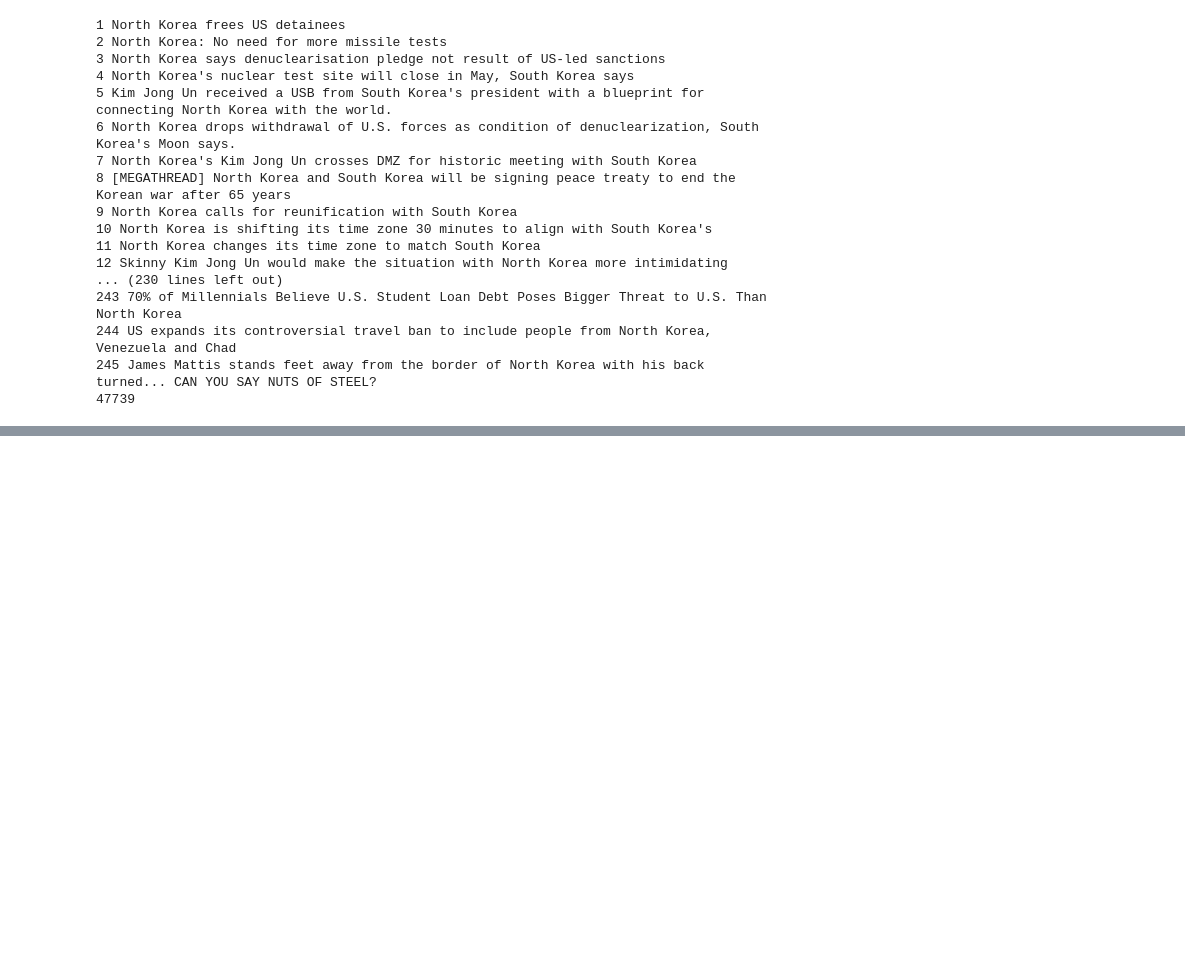
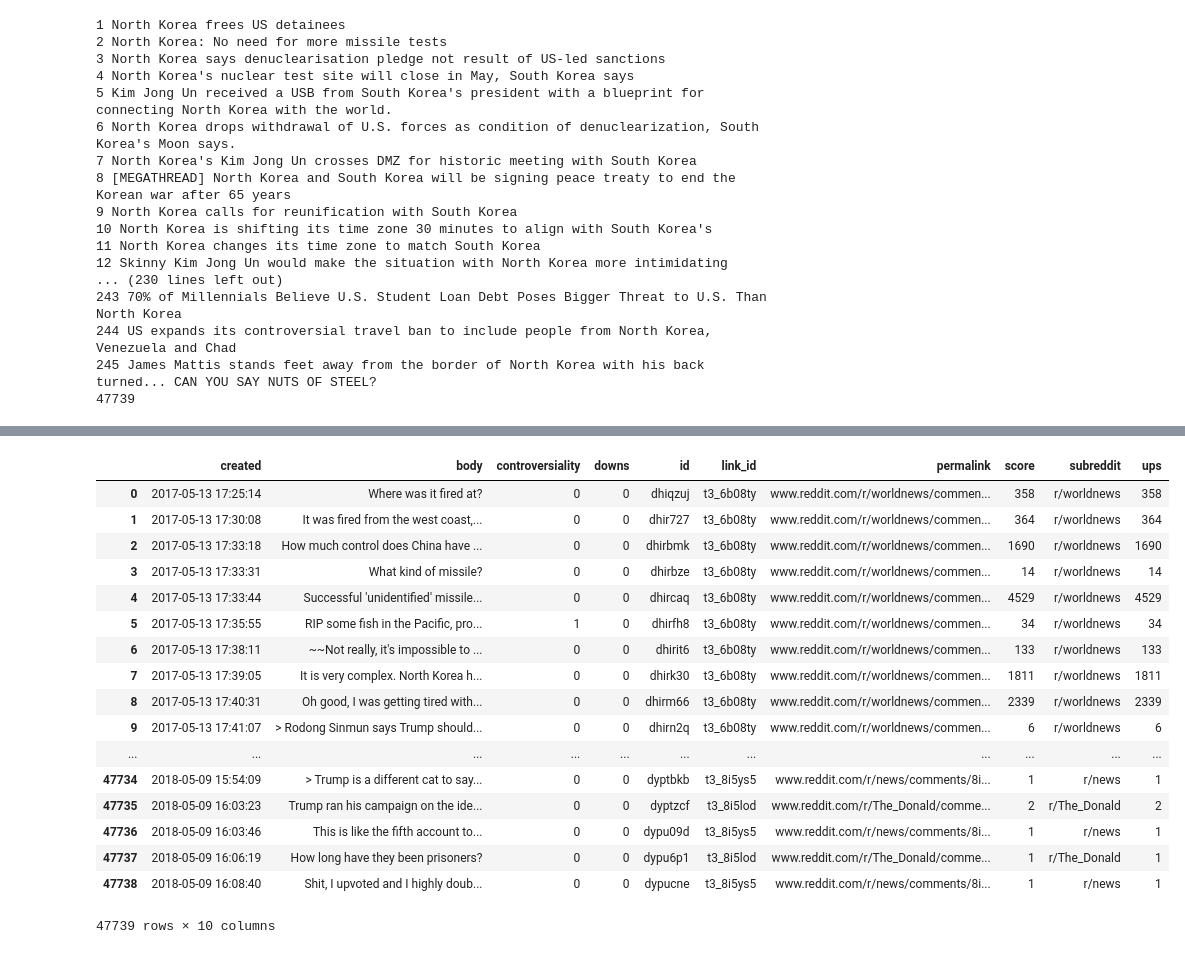
Before and after one commit to avarchy/Final15388, a Jupyter notebook: Project.ipynb, the cells around one changed output, grey strips where cells are left out. Cells and saved outputs as stored; diff of their text form; code cells hidden in the pictures; blank space fills up the shorter version.

```diff
--- a/Project.ipynb
+++ b/Project.ipynb
@@ -101 +148,25 @@ results = pd.DataFrame(submissions)
+# %%
+df = results.set_index('created')
+df = df.sort_index()
+df = df.reset_index()
+df
+# %% [output]
+|  | created | body | controversiality | downs | id | link_id | permalink | score | subreddit | ups |
+| 0 | 2017-05-13 17:25:14 | Where was it fired at? | 0 | 0 | dhiqzuj | t3_6b08ty | www.reddit.com/r/worldnews/commen... | 358 | r/worldnews | 358 |
+| 1 | 2017-05-13 17:30:08 | It was fired from the west coast,... | 0 | 0 | dhir727 | t3_6b08ty | www.reddit.com/r/worldnews/commen... | 364 | r/worldnews | 364 |
+| 2 | 2017-05-13 17:33:18 | How much control does China have ... | 0 | 0 | dhirbmk | t3_6b08ty | www.reddit.com/r/worldnews/commen... | 1690 | r/worldnews | 1690 |
+| 3 | 2017-05-13 17:33:31 | What kind of missile? | 0 | 0 | dhirbze | t3_6b08ty | www.reddit.com/r/worldnews/commen... | 14 | r/worldnews | 14 |
+| 4 | 2017-05-13 17:33:44 | Successful 'unidentified' missile... | 0 | 0 | dhircaq | t3_6b08ty | www.reddit.com/r/worldnews/commen... | 4529 | r/worldnews | 4529 |
+| 5 | 2017-05-13 17:35:55 | RIP some fish in the Pacific, pro... | 1 | 0 | dhirfh8 | t3_6b08ty | www.reddit.com/r/worldnews/commen... | 34 | r/worldnews | 34 |
+| 6 | 2017-05-13 17:38:11 | ~~Not really, it's impossible to ... | 0 | 0 | dhirit6 | t3_6b08ty | www.reddit.com/r/worldnews/commen... | 133 | r/worldnews | 133 |
+| 7 | 2017-05-13 17:39:05 | It is very complex. North Korea h... | 0 | 0 | dhirk30 | t3_6b08ty | www.reddit.com/r/worldnews/commen... | 1811 | r/worldnews | 1811 |
+| 8 | 2017-05-13 17:40:31 | Oh good, I was getting tired with... | 0 | 0 | dhirm66 | t3_6b08ty | www.reddit.com/r/worldnews/commen... | 2339 | r/worldnews | 2339 |
+| 9 | 2017-05-13 17:41:07 | > Rodong Sinmun says Trump should... | 0 | 0 | dhirn2q | t3_6b08ty | www.reddit.com/r/worldnews/commen... | 6 | r/worldnews | 6 |
+| ... | ... | ... | ... | ... | ... | ... | ... | ... | ... | ... |
+| 47734 | 2018-05-09 15:54:09 | > Trump is a different cat to say... | 0 | 0 | dyptbkb | t3_8i5ys5 | www.reddit.com/r/news/comments/8i... | 1 | r/news | 1 |
+| 47735 | 2018-05-09 16:03:23 | Trump ran his campaign on the ide... | 0 | 0 | dyptzcf | t3_8i5lod | www.reddit.com/r/The_Donald/comme... | 2 | r/The_Donald | 2 |
+| 47736 | 2018-05-09 16:03:46 | This is like the fifth account to... | 0 | 0 | dypu09d | t3_8i5ys5 | www.reddit.com/r/news/comments/8i... | 1 | r/news | 1 |
+| 47737 | 2018-05-09 16:06:19 | How long have they been prisoners? | 0 | 0 | dypu6p1 | t3_8i5lod | www.reddit.com/r/The_Donald/comme... | 1 | r/The_Donald | 1 |
+| 47738 | 2018-05-09 16:08:40 | Shit, I upvoted and I highly doub... | 0 | 0 | dypucne | t3_8i5ys5 | www.reddit.com/r/news/comments/8i... | 1 | r/news | 1 |
+47739 rows × 10 columns
 # %%
```
Also changed, not shown: parts of 10 cells of this notebook, 2 other files.
